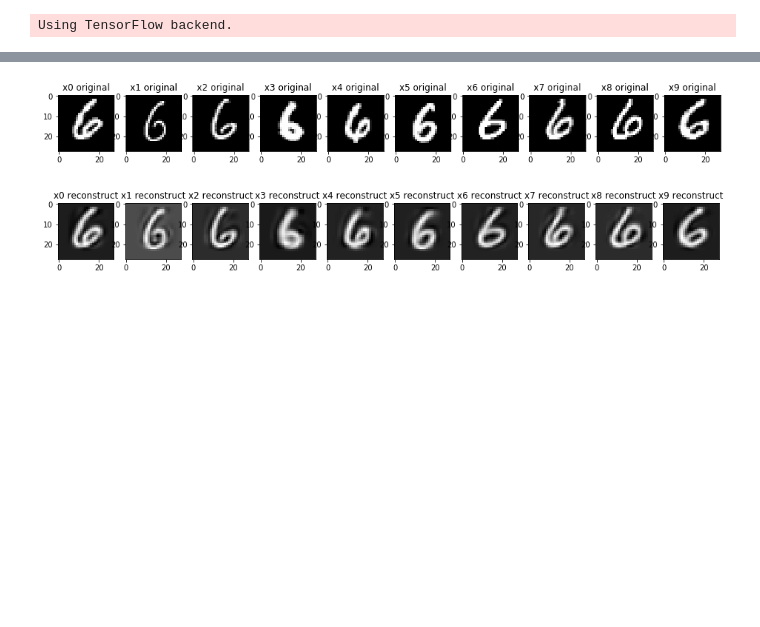
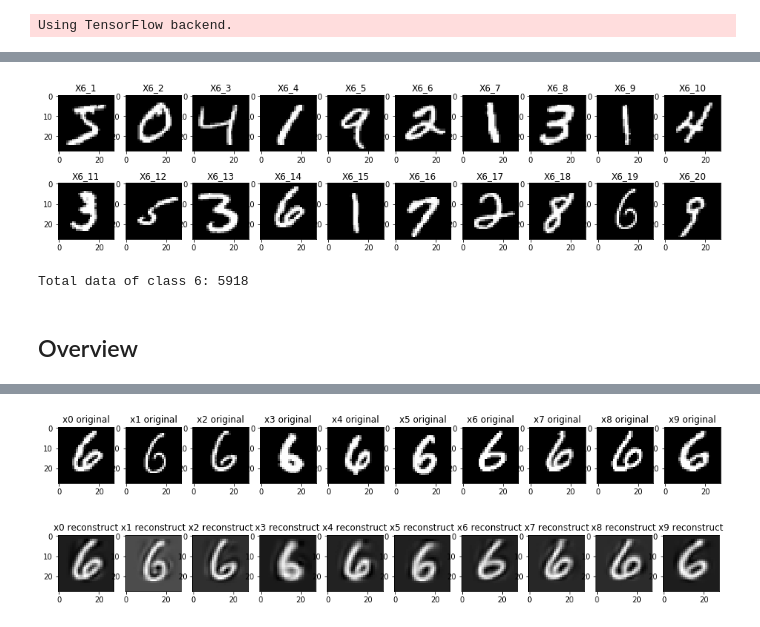
Before and after one commit to jessee-kung/tu-etp-ad1062, a Jupyter notebook: demo_07.ipynb, the cells around one changed output, grey strips where cells are left out. Cells and saved outputs as stored; diff of their text form; code cells hidden in the pictures; blank space fills up the shorter version.

```diff
--- a/demo_07.ipynb
+++ b/demo_07.ipynb
@@ -27,0 +48,24 @@ Using TensorFlow backend.
+# %%
+(I_train, y_train), (I_test, y_test) = mnist.load_data()
+
+plt.figure(figsize=(16, 4))
+for i in range(0, 20):
+    plt.subplot(2, 10, i+1)
+    plt.imshow(I_train[i, :], cmap='gray')
+
+    plt.title("X6_%d" % (i + 1))
+# %% [output]
+[figure, added]
+# %%
+X_train = np.array(I_train).reshape(len(I_train), 784) / 255.0
+y_train = np.array(y_train)
+
+X_test = np.array(I_test).reshape(len(I_test), 784) / 255.0
+y_test = np.array(y_test)
+
+X6 = X_train[y_train == 6]
+print("Total data of class 6: %d" % len(X6))
+# %% [output]
+Total data of class 6: 5918
+# %% [markdown]
+## Overview
```
Also changed, not shown: parts of 23 cells of this notebook.
